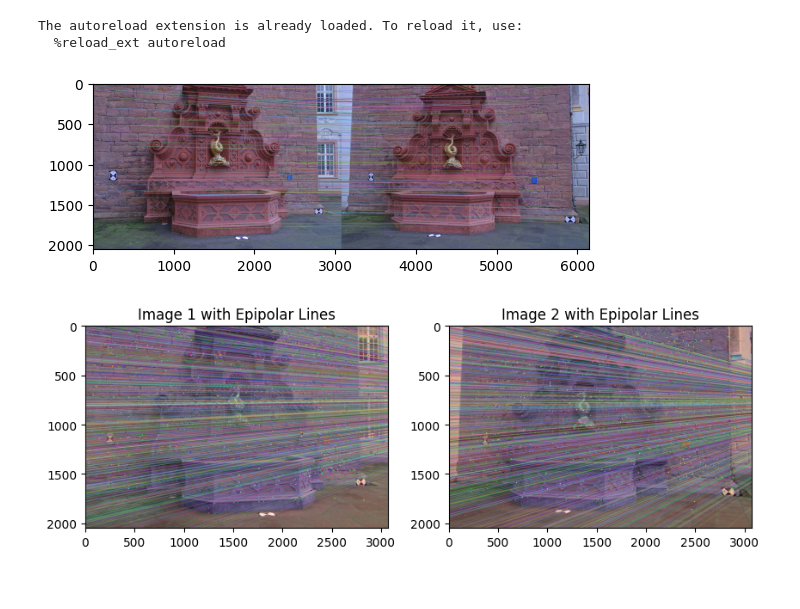
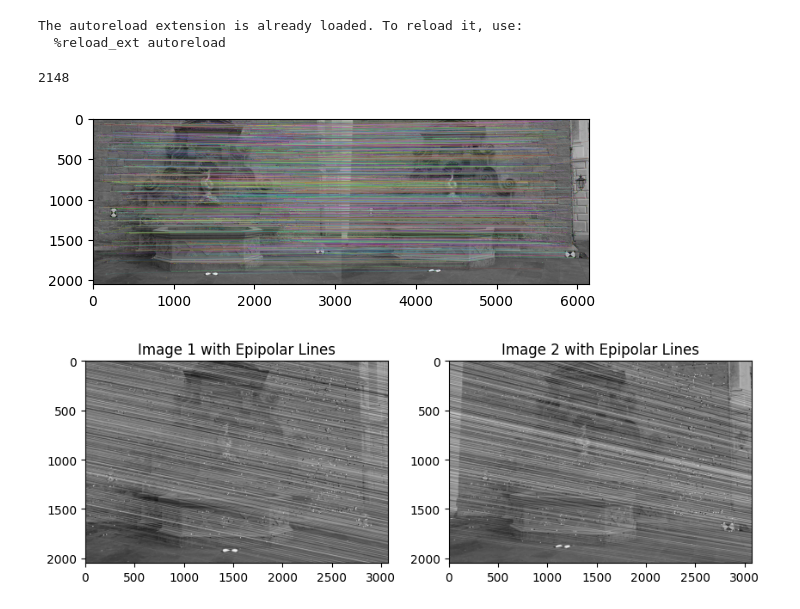
Before and after one commit to dfriishecht/structure-from-motion, a Jupyter notebook: main.ipynb, the cells around one changed output. Drawn from its saved outputs; the diff is of its cells as text; code cells hidden in the pictures.

```diff
--- a/main.ipynb
+++ b/main.ipynb
@@ -12,50 +12,41 @@ The autoreload extension is already loaded. To reload it, use:
 # %%
 # Load Images
 
-img1 = cv.imread("data/fountain-P11/images/0006.jpg")
-img1 = cv.cvtColor(img1, cv.COLOR_BGR2RGB)
+img1 = cv.imread("")
+img1 = cv.cvtColor(img1, cv.COLOR_BGR2GRAY)
 img2 = cv.imread("data/fountain-P11/images/0004.jpg")
-img2 = cv.cvtColor(img2, cv.COLOR_BGR2RGB)
+img2 = cv.cvtColor(img2, cv.COLOR_BGR2GRAY)
 # %%
 # Extract and save keypoints
 
 kp1, desc1 = extract_features(img1)
 kp2, desc2 = extract_features(img2)
 # %%
-kp_matched = match_keypoints(desc1, desc2)
+kp_matched, left_pts, right_pts = match_keypoints_flann(kp1=kp1, desc1=desc1, kp2=kp2, desc2=desc2, n_trees=10, n_checks=100, lowe_ratio=0.75)
+print(len(kp_matched))
 
-matched_img = draw_matches(img1, img2, kp1, kp2, kp_matched, num_matches=300)
+matched_img = draw_matches(img1, img2, kp1, kp2, kp_matched)
+cv.imwrite('matched_kp.jpg', cv.cvtColor(matched_img, cv.COLOR_RGB2BGR))
 plt.imshow(matched_img)
 plt.show()
 
 pts1 = np.float32([kp1[m.queryIdx].pt for m in kp_matched])
 pts2 = np.float32([kp2[m.trainIdx].pt for m in kp_matched])
 
 F = calculate_fund_matrix(pts1, pts2)
 img1_lines, img2_lines = get_epipolar_line(img1, img2, F, pts1, pts2)
 
 plt.figure(figsize=(10, 5))
 plt.subplot(1, 2, 1)
-plt.imshow(cv.cvtColor(img1_lines, cv.COLOR_BGR2RGB))
+plt.imshow(img1_lines, cmap='gray')
 plt.title("Image 1 with Epipolar Lines")
 
 plt.subplot(1, 2, 2)
-plt.imshow(cv.cvtColor(img2_lines, cv.COLOR_BGR2RGB))
+plt.imshow(img2_lines, cmap='gray')
 plt.title("Image 2 with Epipolar Lines")
 
 plt.show()
-
-## DRAW KEYPOINTS
-
-# img1_kps=cv.drawKeypoints(img1, kp1, img1, flags=cv.DRAW_MATCHES_FLAGS_DRAW_RICH_KEYPOINTS)
-# img2_kps=cv.drawKeypoints(img2, kp2, img2, flags=cv.DRAW_MATCHES_FLAGS_DRAW_RICH_KEYPOINTS)
-
-# fig,ax=plt.subplots(ncols=2,figsize=(18,8))
-# ax[0].imshow(img1_kps)
-# ax[0].title.set_text("fountain-0004")
-# ax[1].imshow(img2_kps)
-# ax[0].title.set_text("fountain-0006")
-# plt.show()
 # %% [output]
+2148
-[figure, old version]
+[figure, new version]
-[figure, old version]
+[figure, new version]
```
